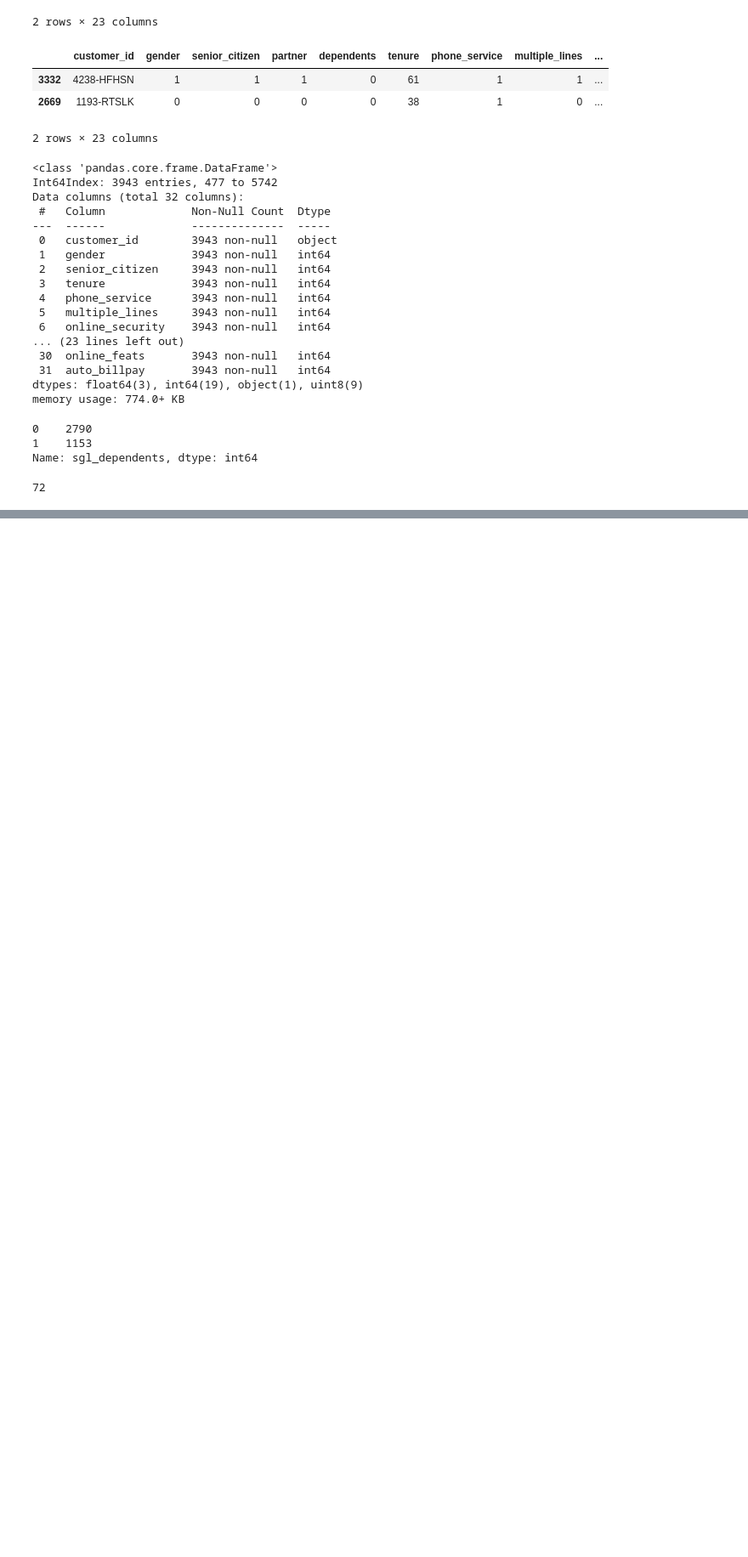
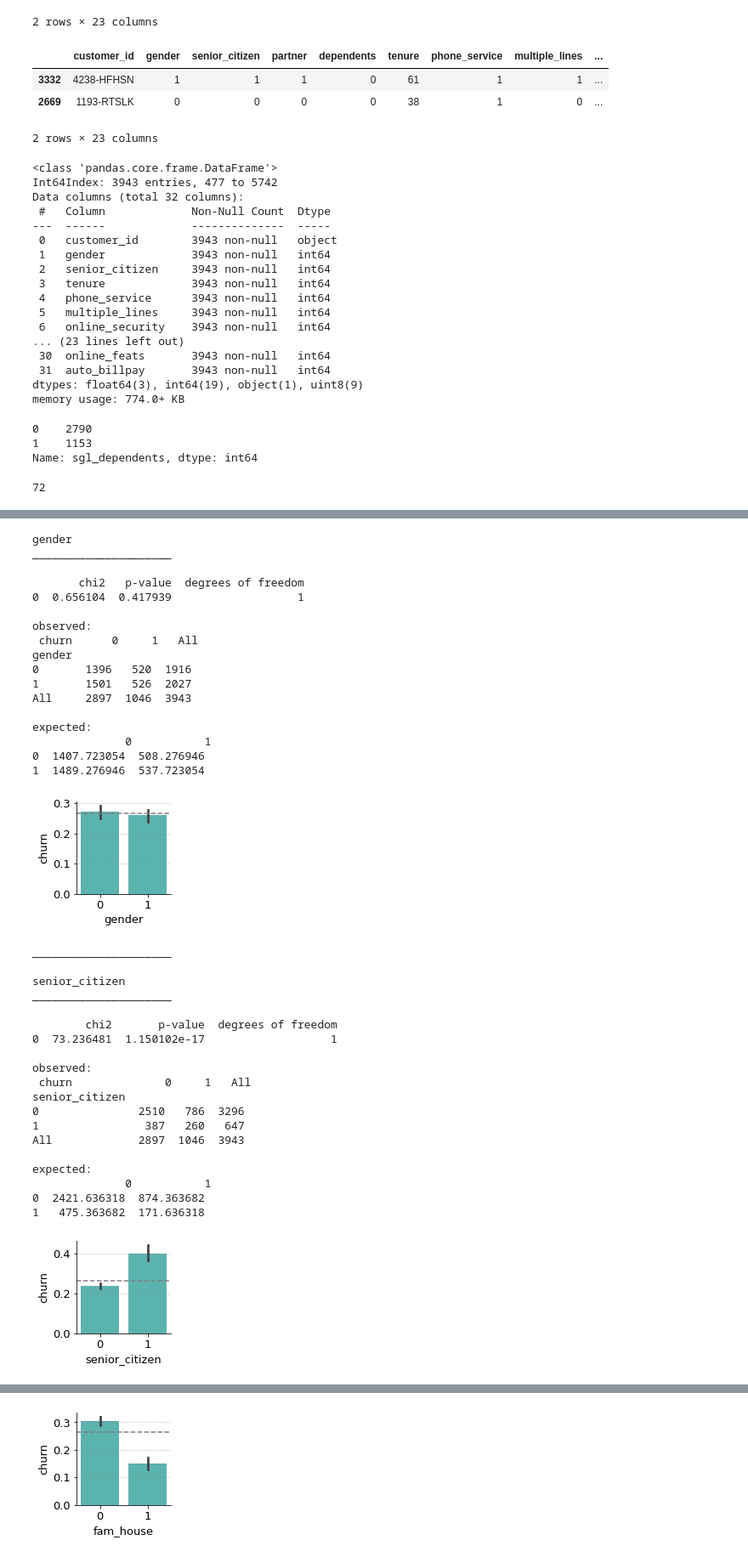
Before and after one commit to o0amandagomez0o/classification_proj, a Jupyter notebook: telco001.ipynb, the cells around one changed output, grey strips where cells are left out. Shown at 85% size. Saved outputs shown, nothing was run; the diff lists cells and outputs as text; code cells hidden in the pictures; blank space fills up the shorter version.

```diff
--- a/telco001.ipynb
+++ b/telco001.ipynb
@@ -514,0 +563,44 @@ train.tenure.max()
+# %%
+# We will want to remove the target variable from that list, as the function takes that variable as a separate argument.
+cat_vars = cat_vars[1:]
+# %%
+explore.explore_bivariate(train, 'churn', cat_vars, quant_vars)
+# %% [output]
+gender
+_____________________
+
+       chi2   p-value  degrees of freedom
+0  0.656104  0.417939                   1
+
+observed:
+ churn      0     1   All
+gender
+0       1396   520  1916
+1       1501   526  2027
+All     2897  1046  3943
+
+expected:
+              0           1
+0  1407.723054  508.276946
+1  1489.276946  537.723054
+[figure, added]
+_____________________
+
+senior_citizen
+_____________________
+
+        chi2       p-value  degrees of freedom
+0  73.236481  1.150102e-17                   1
+
+observed:
+ churn              0     1   All
+senior_citizen
+0               2510   786  3296
+1                387   260   647
+All             2897  1046  3943
+
+expected:
+              0           1
+0  2421.636318  874.363682
+1   475.363682  171.636318
+[figure, added]
@@ -514,0 +626 @@ train.tenure.max()
+[figure, added]
```
Also changed, not shown: parts of 12 cells of this notebook, 2 other files.
